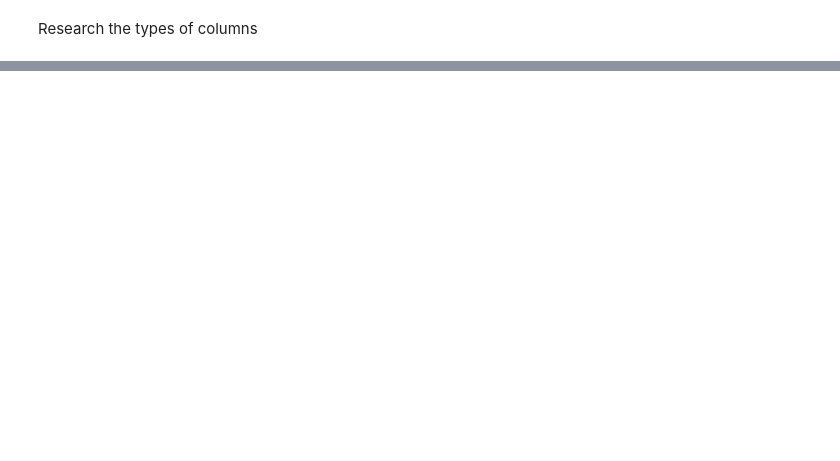
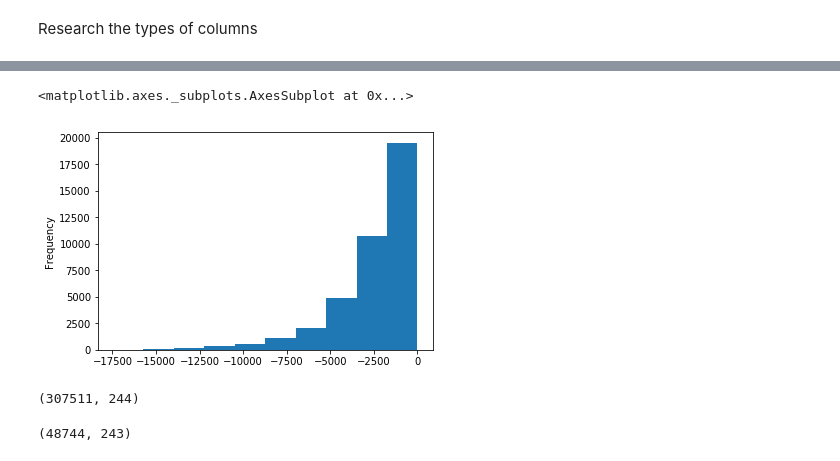
Before and after one commit to DavidSimonyan/DataScience, a Jupyter notebook: Python files/Kaggle/Home Credit Default Risk/Learning.ipynb, the cells around one changed output, grey strips where cells are left out. Cells and saved outputs as stored; diff of their text form; code cells hidden in the pictures; blank space fills up the shorter version.

```diff
--- a/Python files/Kaggle/Home Credit Default Risk/Learning.ipynb
+++ b/Python files/Kaggle/Home Credit Default Risk/Learning.ipynb
@@ -78,0 +256,13 @@ app_train.dtypes.value_counts()
+# %%
+app_test['DAYS_EMPLOYED'].plot.hist()
+# %% [output]
+<matplotlib.axes._subplots.AxesSubplot at 0x...>
+[figure, added]
+# %%
+app_train.shape
+# %% [output]
+(307511, 244)
+# %%
+app_test.shape
+# %% [output]
+(48744, 243)
```
Also changed, not shown: parts of 33 cells of this notebook.
